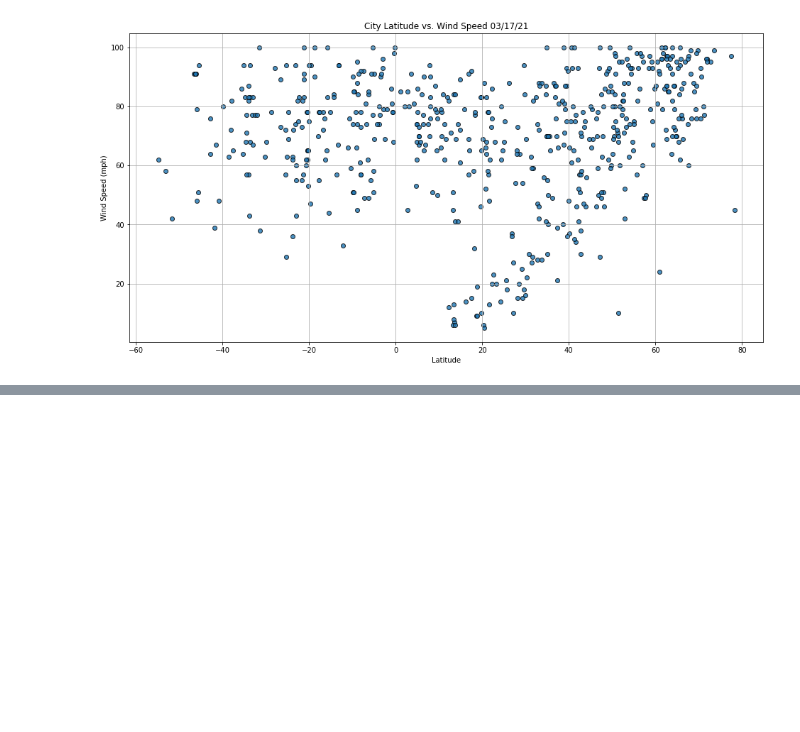
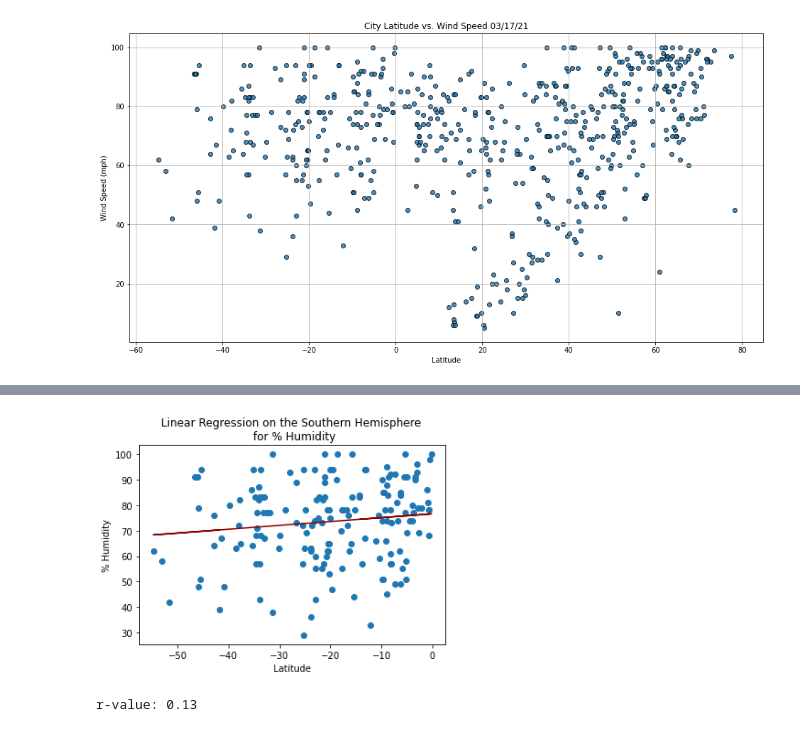
Before and after one commit to Khawlasidaoui/World_Weather_Analysis, a Jupyter notebook: WeatherPy.ipynb, the cells around one changed output, grey strips where cells are left out. Saved outputs shown, nothing was run; the diff lists cells and outputs as text; code cells hidden in the pictures; blank space fills up the shorter version.

```diff
--- a/WeatherPy.ipynb
+++ b/WeatherPy.ipynb
@@ -352,0 +415,9 @@ plt.show()
+# %%
+#Perform linear Regression using the defined function
+x_values=southern_hemi_df['Lat']
+y_values=southern_hemi_df['Humidity']
+plot_linear_regression(x_values,y_values,
+                       'Linear Regression on the Southern Hemisphere \n for % Humidity','% Humidity',(40,15))
+# %% [output]
+[figure, added]
+r-value: 0.13
```
Also changed, not shown: parts of 15 cells of this notebook, 1 other file.
